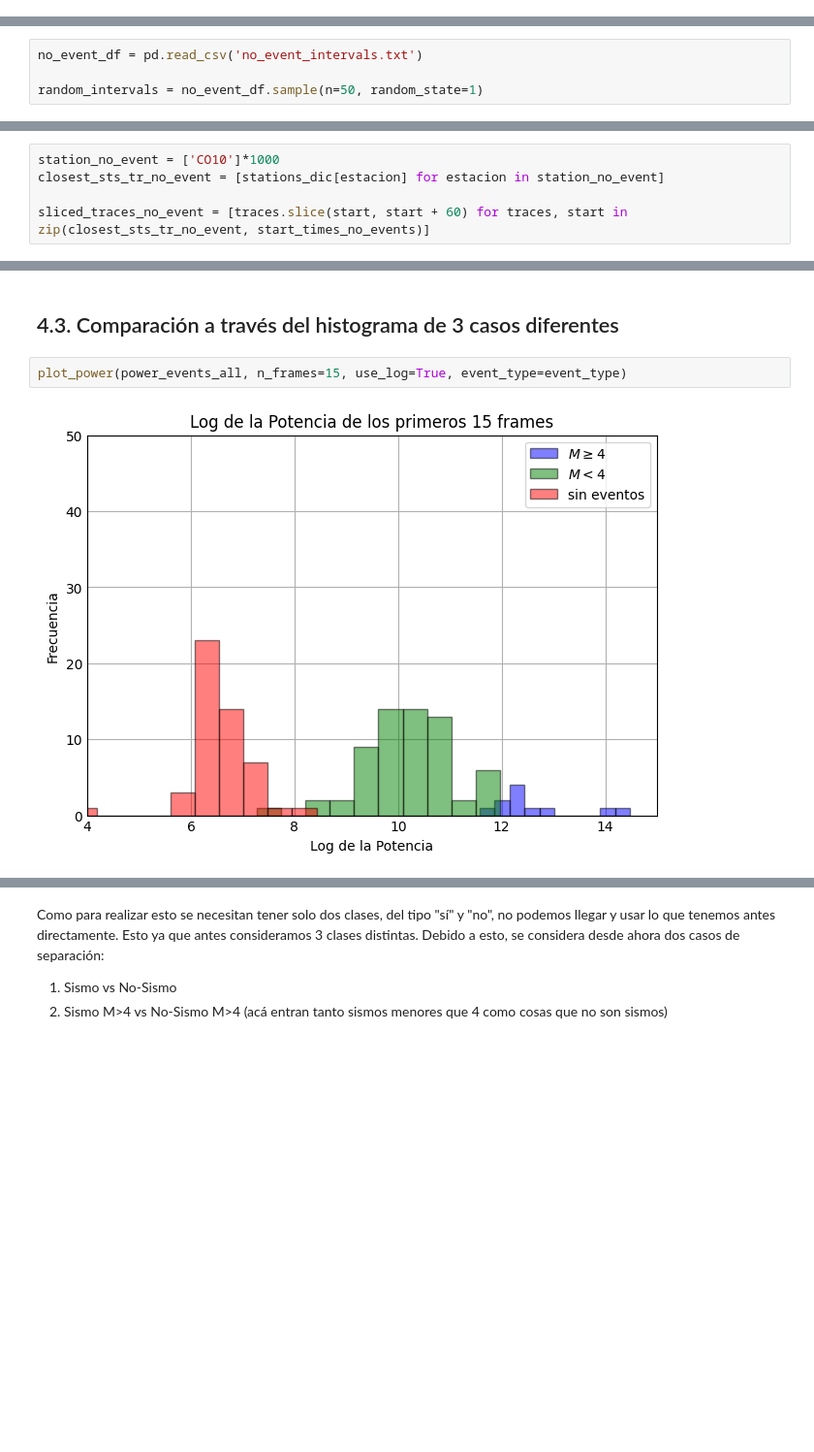
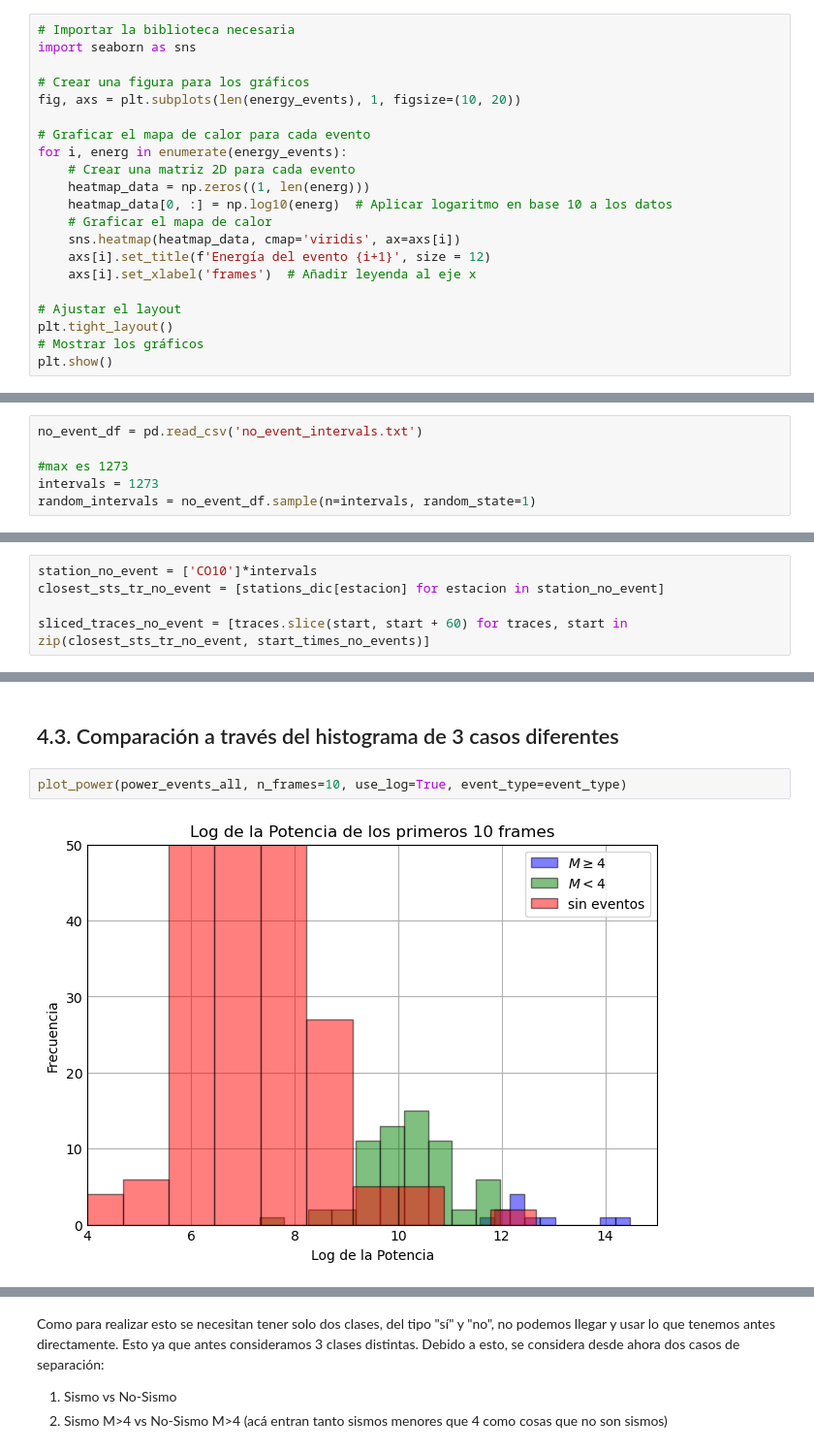
Before and after one commit to simonvidal99/Trigger, a Jupyter notebook: energy.ipynb, the cells around one changed output, grey strips where cells are left out. Shown at 97% size. Cells and saved outputs as stored; diff of their text form; blank space fills up the shorter version.

```diff
--- a/energy.ipynb
+++ b/energy.ipynb
@@ -372,3 +393,24 @@ plot_power_each()
+# %%
+# Importar la biblioteca necesaria
+import seaborn as sns
+
+# Crear una figura para los gráficos
+fig, axs = plt.subplots(len(energy_events), 1, figsize=(10, 20))
+
+# Graficar el mapa de calor para cada evento
+for i, energ in enumerate(energy_events):
+    # Crear una matriz 2D para cada evento
+    heatmap_data = np.zeros((1, len(energ)))
+    heatmap_data[0, :] = np.log10(energ)  # Aplicar logaritmo en base 10 a los datos
+    # Graficar el mapa de calor
+    sns.heatmap(heatmap_data, cmap='viridis', ax=axs[i])
+    axs[i].set_title(f'Energía del evento {i+1}', size = 12)
+    axs[i].set_xlabel('frames')  # Añadir leyenda al eje x
+
+# Ajustar el layout
+plt.tight_layout()
+# Mostrar los gráficos
+plt.show()
 # %% [markdown]
 ### 3.2.2. Realizamos un histograma de la potencia también por frame (explicación a continuación).
 # %% [markdown]
@@ -441,7 +483,9 @@ energy_events_under_four, power_events_under_four = zip(*[energy_power(st.data)
 # %%
 no_event_df = pd.read_csv('no_event_intervals.txt')
 
-random_intervals = no_event_df.sample(n=50, random_state=1)
+#max es 1273
+intervals = 1273
+random_intervals = no_event_df.sample(n=intervals, random_state=1)
 # %%
 # Convertir las columnas 'Start' y 'End' a datetime
 random_intervals['Start'] = pd.to_datetime(random_intervals['Start'])
@@ -458,7 +502,7 @@ end_time_no_events.sort()
 # %% [markdown]
 ### 4.2.3. Se hace el slice de las trazas para la estación CO10.
 # %%
-station_no_event = ['CO10']*1000
+station_no_event = ['CO10']*intervals
 closest_sts_tr_no_event = [stations_dic[estacion] for estacion in station_no_event]
 
 sliced_traces_no_event = [traces.slice(start, start + 60) for traces, start in zip(closest_sts_tr_no_event, start_times_no_events)]
@@ -469,7 +514,7 @@ event_type = ['$M \geq 4$', '$M < 4$', 'sin eventos']
 # %% [markdown]
 ## 4.3. Comparación a través del histograma de 3 casos diferentes
 # %%
-plot_power(power_events_all, n_frames=15, use_log=True, event_type=event_type)
+plot_power(power_events_all, n_frames=10, use_log=True, event_type=event_type)
 # %% [output]
-[figure, old version]
+[figure, new version]
 # %% [markdown]
```
Also changed, not shown: parts of 38 cells of this notebook, 1 other file.
